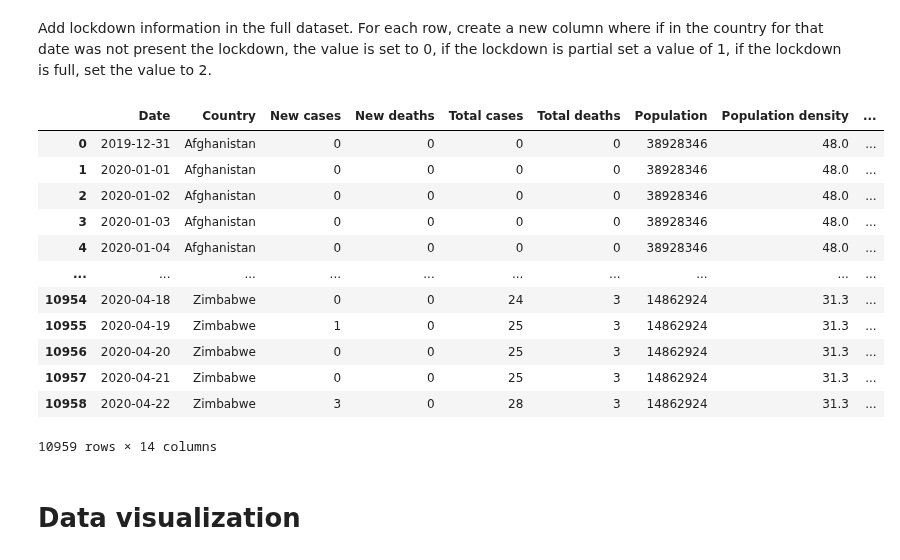
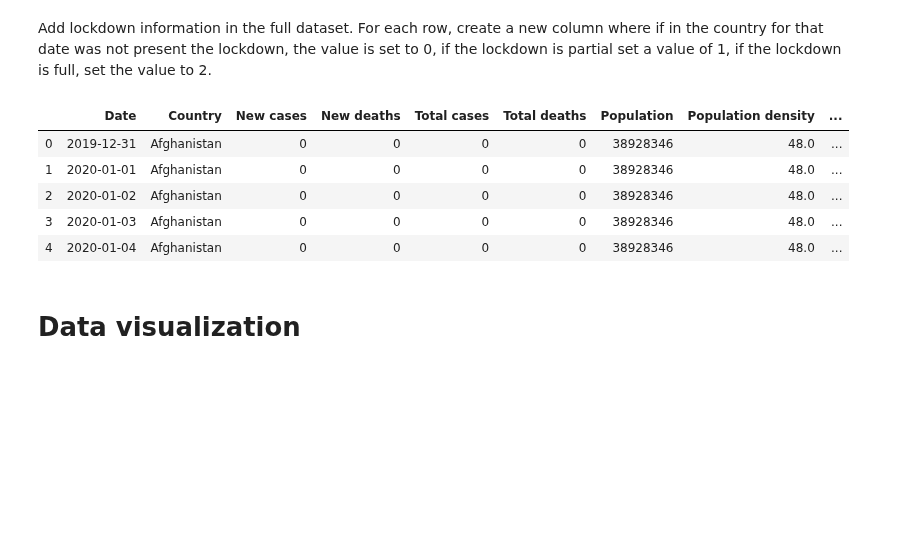
Before and after one commit to Mattia81/DataScienceForBusiness, a Jupyter notebook: World_analysis/world_analysis.ipynb, the cells around one changed output. Saved outputs shown, nothing was run; the diff lists cells and outputs as text; code cells hidden in the pictures; blank space fills up the shorter version.

```diff
--- a/World_analysis/world_analysis.ipynb
+++ b/World_analysis/world_analysis.ipynb
@@ -165,44 +173,34 @@ df_all_data = df_all_data.merge(df_lockdown, on='Country', how='left')
 #create a new column setting an initial default value of -1.
 #This value has no meaning. Its only a "jolly" value that evidences
 #that the value hano not been set yet
 df_all_data['Lockdown state'] = -1
 
 #set a correct value for each row in the full dataset that depends
 #on the lockdown type in that particula date for each country
 for i in range(len(df_all_data)):
     if(df_all_data.iloc[i]['Type'] == 'None'):
         df_all_data.iloc[i, df_all_data.columns.get_loc('Lockdown state')] = 0
     elif(df_all_data.iloc[i]['Date'] < df_all_data.iloc[i]['Beginning Date']):
         df_all_data.iloc[i, df_all_data.columns.get_loc('Lockdown state')] = 0
     else:
         if(df_all_data.iloc[i]['Type'] == 'Full'):
             df_all_data.iloc[i, df_all_data.columns.get_loc('Lockdown state')] = 2
         elif(df_all_data.iloc[i]['Type'] == 'Partial'):
             df_all_data.iloc[i, df_all_data.columns.get_loc('Lockdown state')] = 1
         else:
             df_all_data.iloc[i, df_all_data.columns.get_loc('Lockdown state')] = -2
 
-
 #drop Type column because it is not usefull now
 del df_all_data['Type']
 
-
-
-df_all_data
+df_all_data.head()
 # %% [output]
 |  | Date | Country | New cases | New deaths | Total cases | Total deaths | Population | Population density | ... |
 | 0 | 2019-12-31 | Afghanistan | 0 | 0 | 0 | 0 | 38928346 | 48.0 | ... |
 | 1 | 2020-01-01 | Afghanistan | 0 | 0 | 0 | 0 | 38928346 | 48.0 | ... |
 | 2 | 2020-01-02 | Afghanistan | 0 | 0 | 0 | 0 | 38928346 | 48.0 | ... |
 | 3 | 2020-01-03 | Afghanistan | 0 | 0 | 0 | 0 | 38928346 | 48.0 | ... |
 | 4 | 2020-01-04 | Afghanistan | 0 | 0 | 0 | 0 | 38928346 | 48.0 | ... |
-| ... | ... | ... | ... | ... | ... | ... | ... | ... | ... |
-| 10954 | 2020-04-18 | Zimbabwe | 0 | 0 | 24 | 3 | 14862924 | 31.3 | ... |
-| 10955 | 2020-04-19 | Zimbabwe | 1 | 0 | 25 | 3 | 14862924 | 31.3 | ... |
-| 10956 | 2020-04-20 | Zimbabwe | 0 | 0 | 25 | 3 | 14862924 | 31.3 | ... |
-| 10957 | 2020-04-21 | Zimbabwe | 0 | 0 | 25 | 3 | 14862924 | 31.3 | ... |
-| 10958 | 2020-04-22 | Zimbabwe | 3 | 0 | 28 | 3 | 14862924 | 31.3 | ... |
-10959 rows × 14 columns
 # %% [markdown]
 # Data visualization
 # %% [markdown]
```
Also changed, not shown: parts of 56 cells of this notebook, 1 other file.
